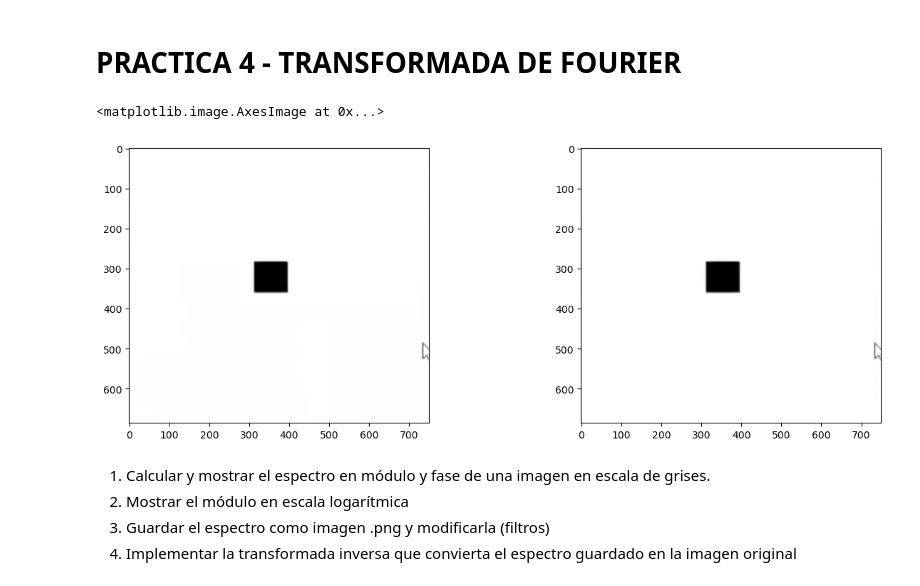
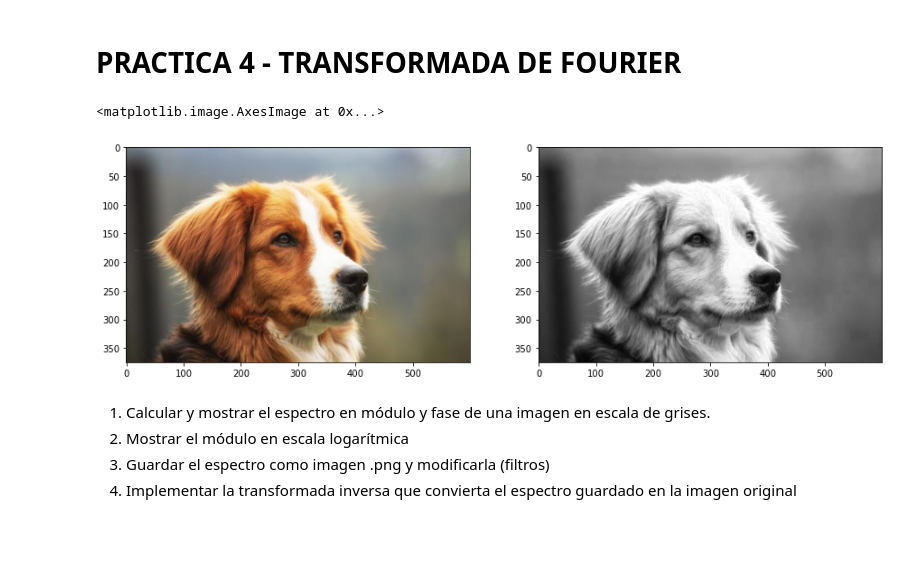
Before and after one commit to disenodc/pdi, a Jupyter notebook: Practica_4_Ceballos.ipynb, the cells around one changed output. Cells and saved outputs as stored; diff of their text form; code cells hidden in the pictures; blank space fills up the shorter version.

```diff
--- a/Practica_4_Ceballos.ipynb
+++ b/Practica_4_Ceballos.ipynb
@@ -34,16 +34,16 @@ def plot_hist(im, bins, ax, cumulative=False):
 def rmse(img1, img2):
     return np.sqrt(np.mean((img1-img2)**2))
 # %%
-img_rgb = imageio.v2.imread("cuadrado.png")
+img_rgb = imageio.imread("ejemplo.png")
 #img = rgb2yiq(img_rgb)[:,:,0]
 img = img_rgb[:,:,0]/255
 
 fig, axes = plt.subplots(1, 2, figsize=(15,5))
 axes[0].imshow(img_rgb)
 axes[1].imshow(img, 'gray')
 # %% [output]
 <matplotlib.image.AxesImage at 0x...>
-[figure, old version]
+[figure, new version]
 # %% [markdown]
  1. Calcular y mostrar el espectro en módulo y fase de una imagen en escala de grises.
  2. Mostrar el módulo en escala logarítmica
```
Also changed, not shown: parts of 3 cells of this notebook, 5 other files.
